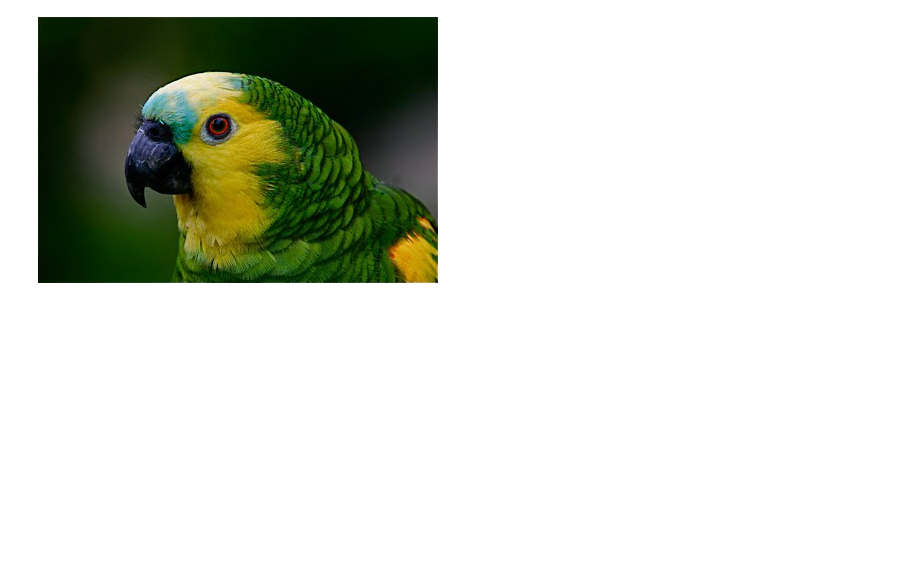
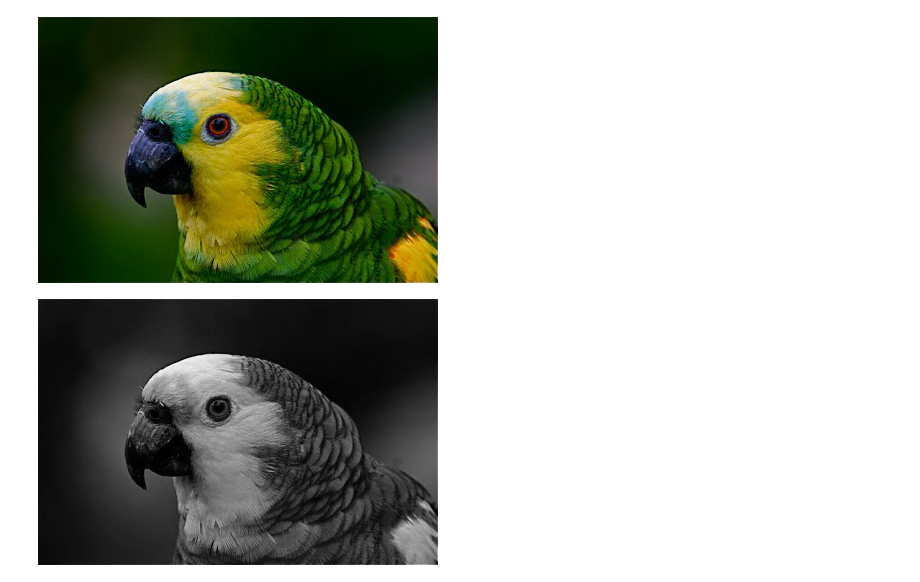
Before and after one commit to eurismarpires/exercicios_python, a Jupyter notebook: Exercicio_27.02.2016_01.ipynb, the cells around one changed output. Cells and saved outputs as stored; diff of their text form; code cells hidden in the pictures; blank space fills up the shorter version.

Commit message:
transformação da imagem em cinza

```diff
--- a/Exercicio_27.02.2016_01.ipynb
+++ b/Exercicio_27.02.2016_01.ipynb
@@ -52,3 +52,9 @@ pil_im = Image.open('papagaio.jpg')
 pil_im
 # %% [output]
 [figure]
+# %%
+pil_im = Image.open('papagaio.jpg').convert('L')
+# %%
+pil_im
+# %% [output]
+[figure, added]
```
